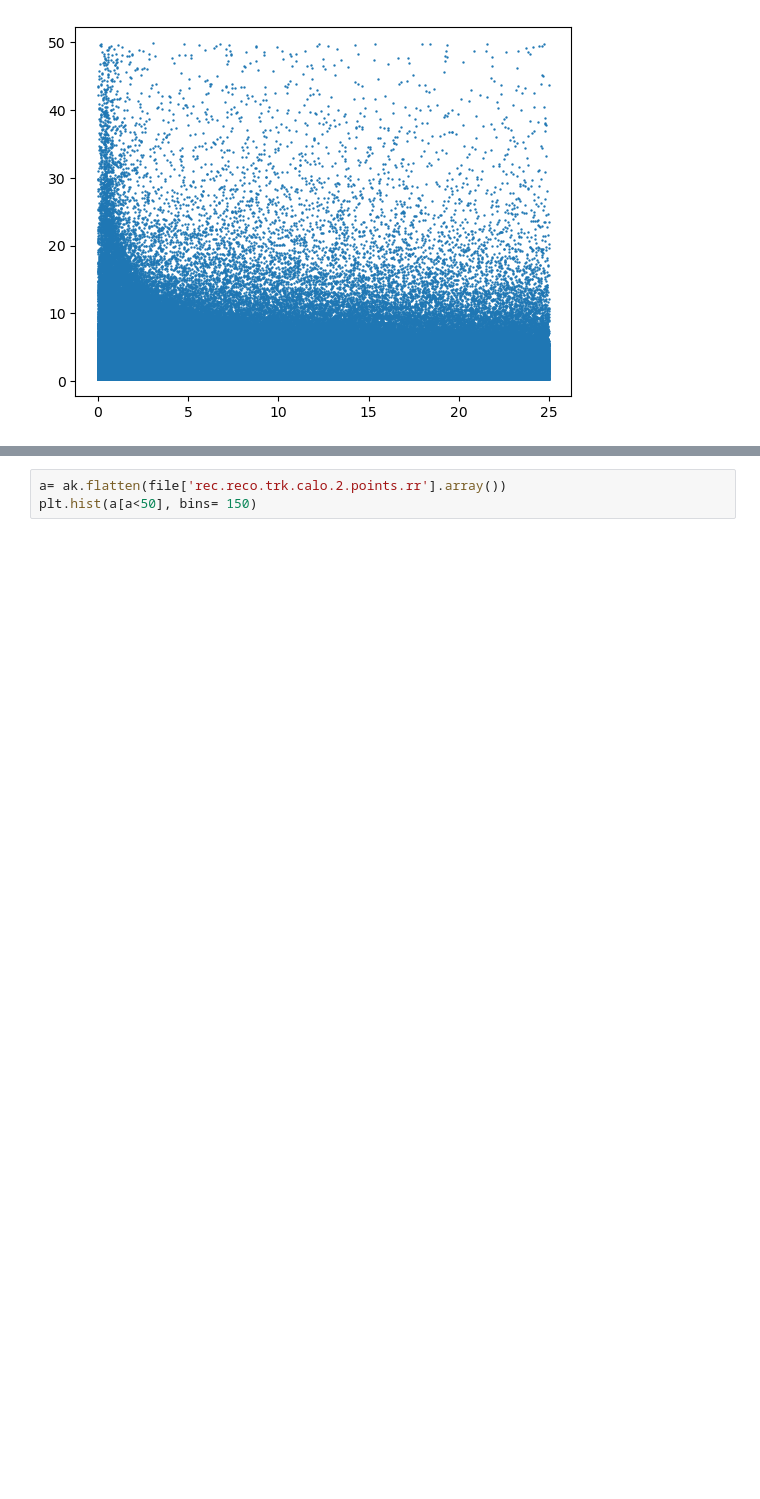
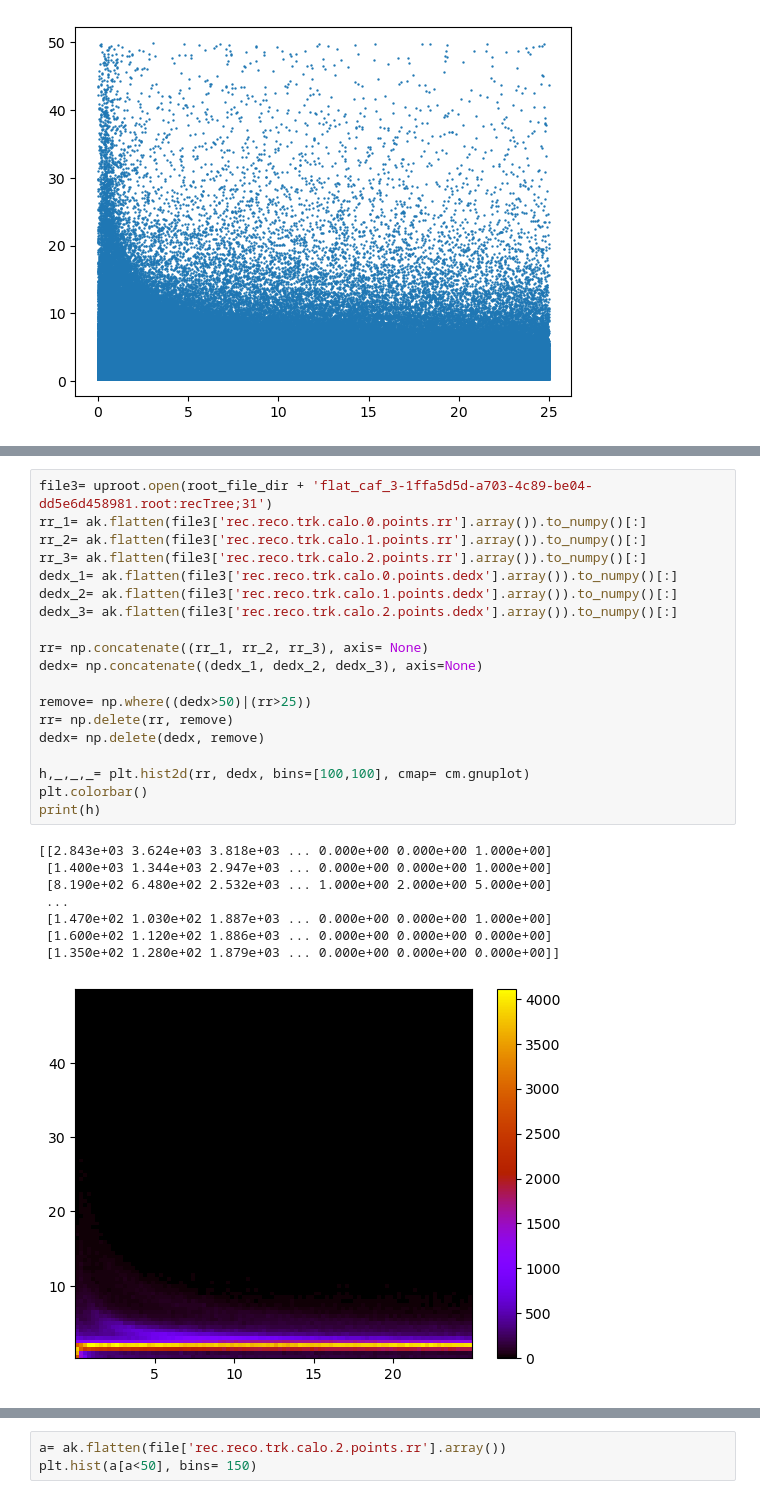
Before and after one commit to PINKTAIGAH/SHP, a Jupyter notebook: uproot_test/Legit data.ipynb, the cells around one changed output, grey strips where cells are left out. Drawn from its saved outputs; the diff is of its cells as text; blank space fills up the shorter version.

```diff
--- a/uproot_test/Legit data.ipynb
+++ b/uproot_test/Legit data.ipynb
@@ -69,0 +128,28 @@ print(h)
+# %%
+file3= uproot.open(root_file_dir + 'flat_caf_3-1ffa5d5d-a703-4c89-be04-dd5e6d458981.root:recTree;31')
+rr_1= ak.flatten(file3['rec.reco.trk.calo.0.points.rr'].array()).to_numpy()[:]
+rr_2= ak.flatten(file3['rec.reco.trk.calo.1.points.rr'].array()).to_numpy()[:]
+rr_3= ak.flatten(file3['rec.reco.trk.calo.2.points.rr'].array()).to_numpy()[:]
+dedx_1= ak.flatten(file3['rec.reco.trk.calo.0.points.dedx'].array()).to_numpy()[:]
+dedx_2= ak.flatten(file3['rec.reco.trk.calo.1.points.dedx'].array()).to_numpy()[:]
+dedx_3= ak.flatten(file3['rec.reco.trk.calo.2.points.dedx'].array()).to_numpy()[:]
+
+rr= np.concatenate((rr_1, rr_2, rr_3), axis= None)
+dedx= np.concatenate((dedx_1, dedx_2, dedx_3), axis=None)
+
+remove= np.where((dedx>50)|(rr>25))
+rr= np.delete(rr, remove)
+dedx= np.delete(dedx, remove)
+
+h,_,_,_= plt.hist2d(rr, dedx, bins=[100,100], cmap= cm.gnuplot)
+plt.colorbar()
+print(h)
+# %% [output]
+[[2.843e+03 3.624e+03 3.818e+03 ... 0.000e+00 0.000e+00 1.000e+00]
+ [1.400e+03 1.344e+03 2.947e+03 ... 0.000e+00 0.000e+00 1.000e+00]
+ [8.190e+02 6.480e+02 2.532e+03 ... 1.000e+00 2.000e+00 5.000e+00]
+ ...
+ [1.470e+02 1.030e+02 1.887e+03 ... 0.000e+00 0.000e+00 1.000e+00]
+ [1.600e+02 1.120e+02 1.886e+03 ... 0.000e+00 0.000e+00 0.000e+00]
+ [1.350e+02 1.280e+02 1.879e+03 ... 0.000e+00 0.000e+00 0.000e+00]]
+[figure, added]
```
Also changed, not shown: parts of 6 cells of this notebook.
